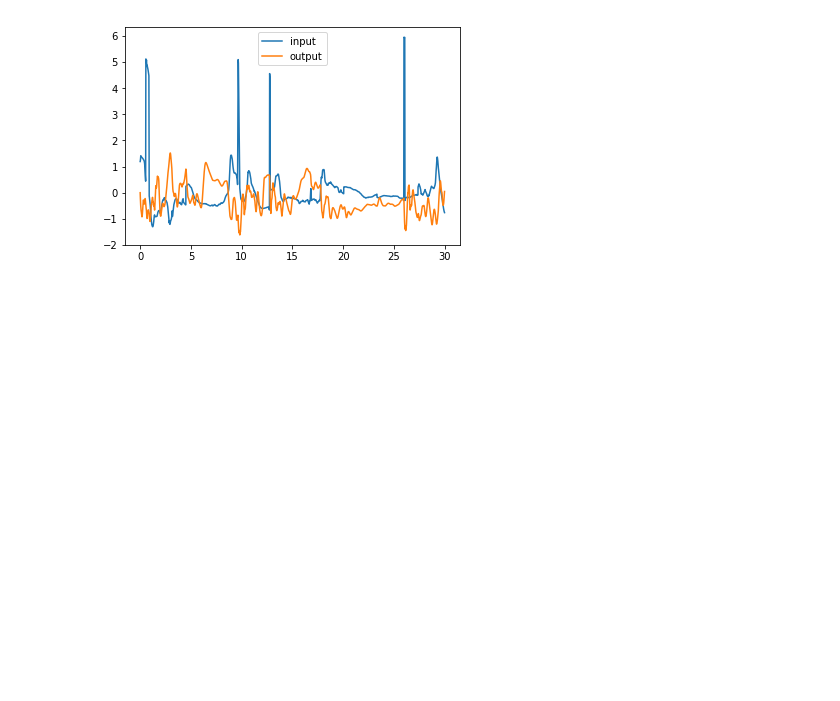
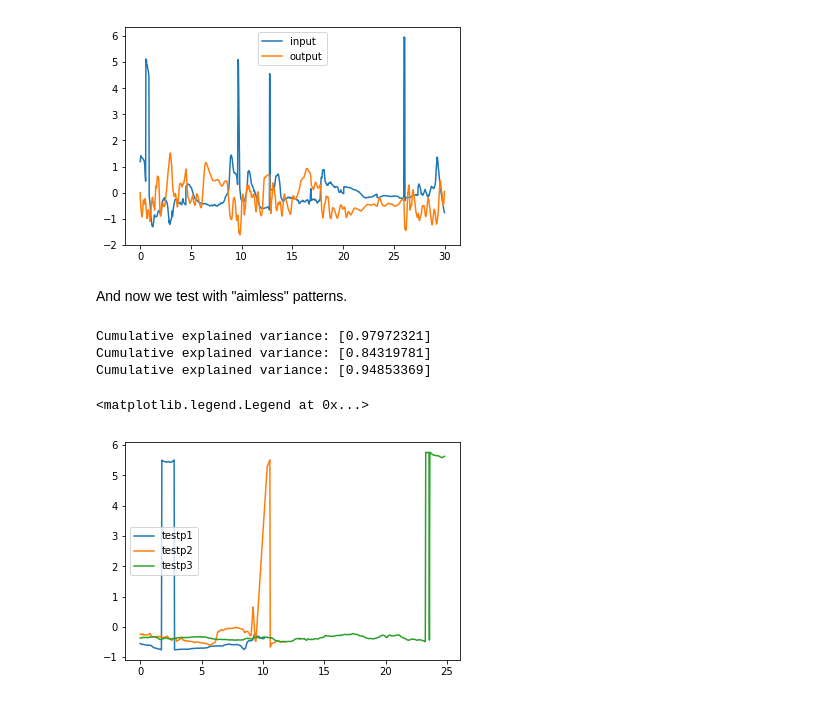
Before and after one commit to maddybartlett/NEN001, a Jupyter notebook: PatternInterpolationPCA.ipynb, the cells around one changed output. Cells and saved outputs as stored; diff of their text form; code cells hidden in the pictures; blank space fills up the shorter version.

Commit message:
Tested on "aimless" patterns

```diff
--- a/PatternInterpolationPCA.ipynb
+++ b/PatternInterpolationPCA.ipynb
@@ -161,3 +161,25 @@ HtmlProgressBar cannot be displayed. Please use the TerminalProgressBar. It can
 [interactive output not drawn]
 <matplotlib.legend.Legend at 0x...>
 [figure]
+# %% [markdown]
+And now we test with "aimless" patterns.
+# %%
+t7, result7 = extract_pattern(8684, 8990) #aimless
+t8, result8 = extract_pattern(10464, 10822) #aimless
+t9, result9 = extract_pattern(13062, 13810) #aimless
+
+testp1 = extract_component(result7)
+testp2 = extract_component(result8)
+testp3 = extract_component(result9)
+
+plt.plot(t7, testp1, label='testp1')
+plt.plot(t8, testp2, label='testp2')
+plt.plot(t9, testp3, label='testp3')
+
+plt.legend()
+# %% [output]
+Cumulative explained variance: [0.97972321]
+Cumulative explained variance: [0.84319781]
+Cumulative explained variance: [0.94853369]
+<matplotlib.legend.Legend at 0x...>
+[figure, added]
```
Also changed, not shown: parts of 1 cell of this notebook.
